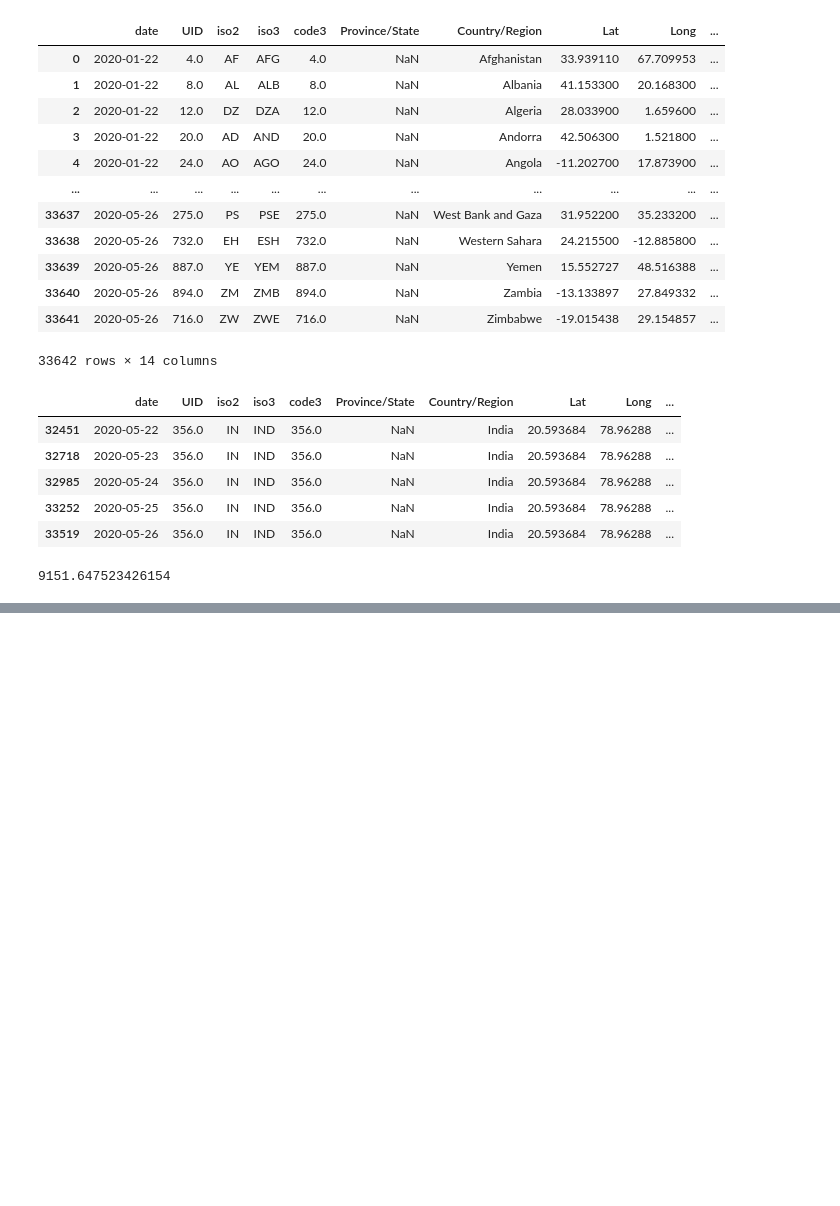
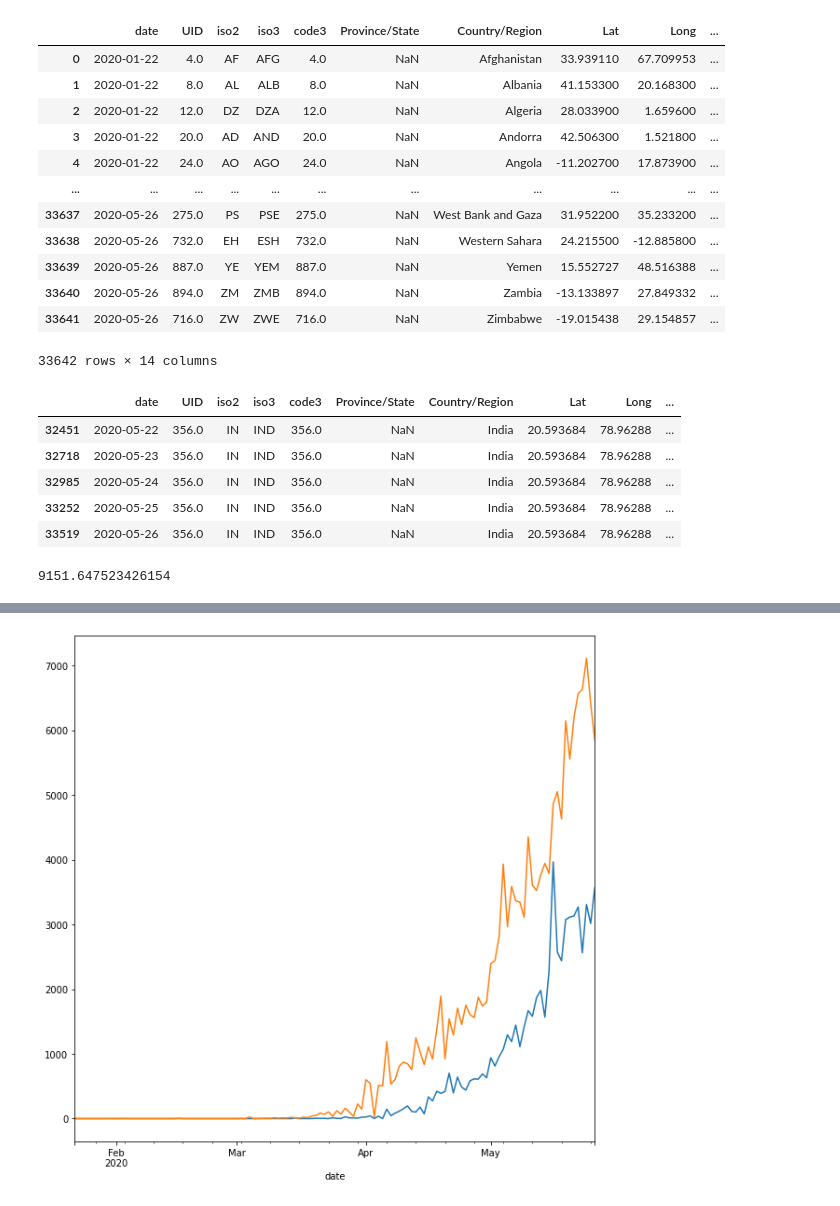
Before and after one commit to Vaisakh-Babu/pandas_practice, a Jupyter notebook: covid19India_practice_data_01.ipynb, the cells around one changed output, grey strips where cells are left out. Cells and saved outputs as stored; diff of their text form; code cells hidden in the pictures; blank space fills up the shorter version.

```diff
--- a/covid19India_practice_data_01.ipynb
+++ b/covid19India_practice_data_01.ipynb
@@ -61,0 +117,7 @@ india['Population'][33519]/india['cases'][33519]
+# %%
+plt.figure(figsize = (10,10))
+india.set_index('date').daily_recovered.plot()
+india.set_index('date').daily_cases.plot()
+plt.show()
+# %% [output]
+[figure, added]
```
Also changed, not shown: parts of 9 cells of this notebook.
